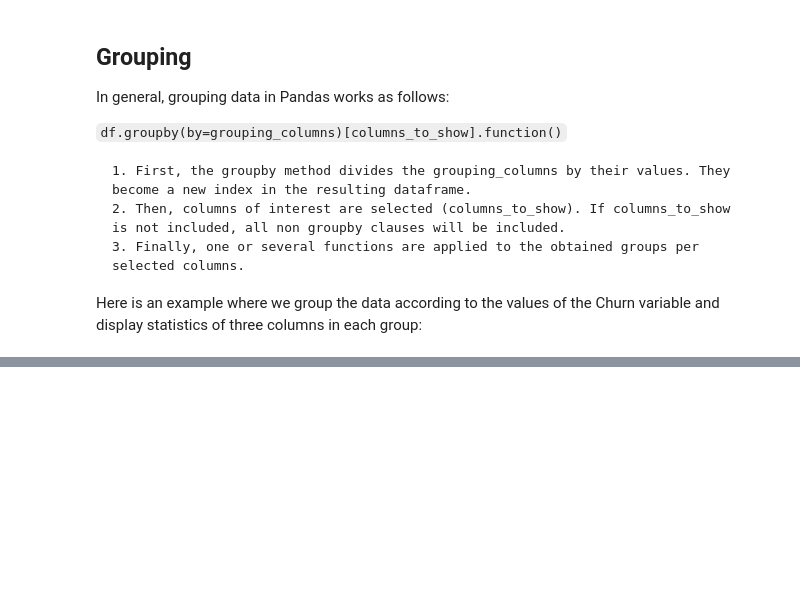
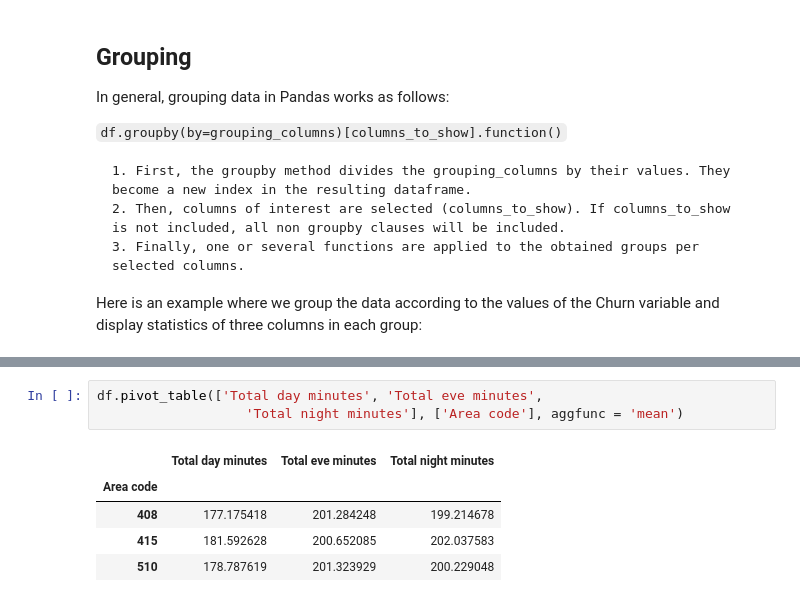
Before and after one commit to udohsolomon/My_python_deliberate_practice, a Jupyter notebook: Python Deliberate Practice Day7 - Churn prediction.ipynb, the cells around one changed output, grey strips where cells are left out. Cells and saved outputs as stored; diff of their text form; blank space fills up the shorter version.

```diff
--- a/Python Deliberate Practice Day7 - Churn prediction.ipynb
+++ b/Python Deliberate Practice Day7 - Churn prediction.ipynb
@@ -354,0 +408,9 @@ Here is an example where we group the data according to the values of the Churn
+# %%
+df.pivot_table(['Total day minutes', 'Total eve minutes',
+                   'Total night minutes'], ['Area code'], aggfunc = 'mean')
+# %% [output]
+|  | Total day minutes | Total eve minutes | Total night minutes |
+| Area code |  |  |  |
+| 408 | 177.175418 | 201.284248 | 199.214678 |
+| 415 | 181.592628 | 200.652085 | 202.037583 |
+| 510 | 178.787619 | 201.323929 | 200.229048 |
```
Also changed, not shown: parts of 7 cells of this notebook.
